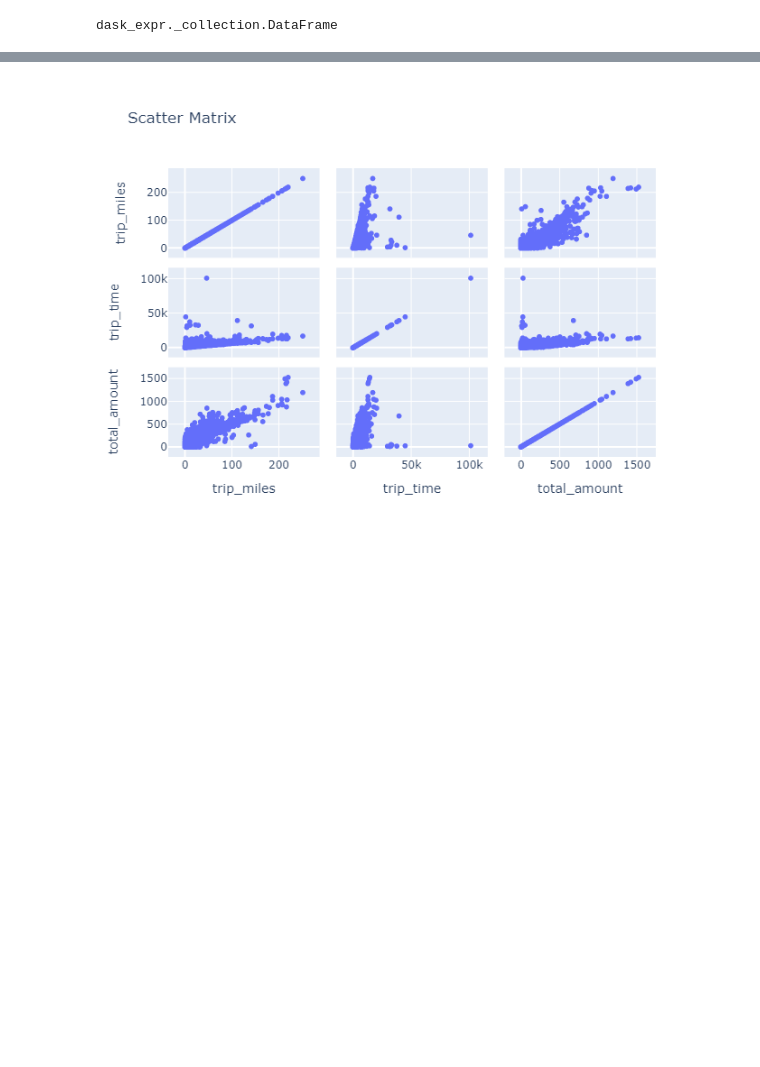
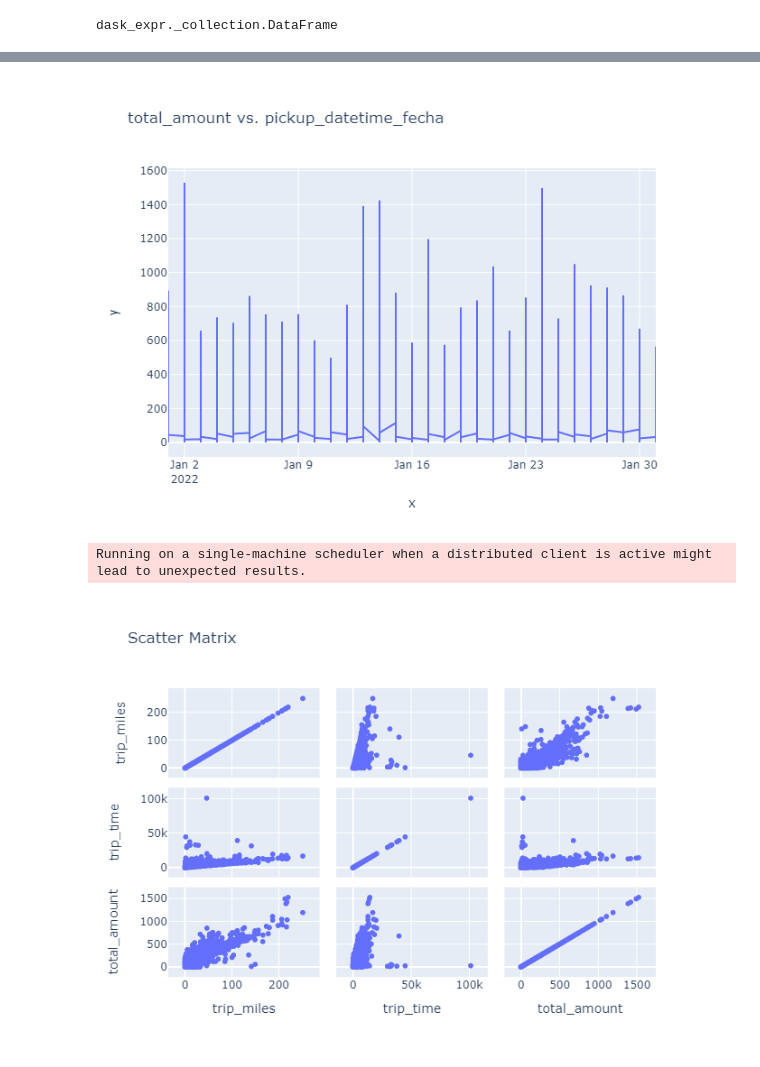
Before and after one commit to clblommberg/MVP_ML_TransporteNY, a Jupyter notebook: notebooks/02_EDA_ffvh.ipynb, the cells around one changed output, grey strips where cells are left out. Drawn from its saved outputs; the diff is of its cells as text; code cells hidden in the pictures; blank space fills up the shorter version.

```diff
--- a/notebooks/02_EDA_ffvh.ipynb
+++ b/notebooks/02_EDA_ffvh.ipynb
@@ -444,9 +345,61 @@ Running on a single-machine scheduler when a distributed client is active might
 # 5. Cerrar el clúster de Dask
 #client.close()
 #cluster.close()
+# %%
+@dask.delayed
+def create_temporal_plot(dataframe, fecha_column, y_column, filename_prefix, theme='plotly'):
+    image_path = f'../vis/{filename_prefix}_temporal.png'
+
+    # Verificar si la imagen ya existe
+    if os.path.exists(image_path):
+        print(f"La imagen temporal para {y_column} ya existe, no se generará nuevamente.")
+        return image_path
+
+    # Convertir la columna de fecha a un tipo de dato compatible
+    dataframe[fecha_column] = pd.to_datetime(dataframe[fecha_column])
+
+    # Crear figura de Plotly
+    fig = px.line(x=dataframe[fecha_column], y=dataframe[y_column],
+                  labels={fecha_column: 'Fecha', y_column: 'Valor'},
+                  title=f'{y_column} vs. {fecha_column}', template=theme)
+
+    fig.write_image(image_path)
+    return image_path
+
+def visualize_temporal_data(dataframe, fecha_column, y_column, filename_prefix, theme='plotly'):
+    """
+    Crea una visualización temporal para un DataFrame.
+
+    Parameters:
+    - dataframe (pd.DataFrame): El DataFrame que contiene los datos.
+    - fecha_column (str): El nombre de la columna que contiene las fechas.
+    - y_column (str): El nombre de la columna que contiene los datos a graficar en el eje y.
+    - filename_prefix (str): El prefijo para el nombre del archivo de imagen donde se guardará el gráfico temporal.
+    - theme (str, optional): El tema del gráfico. Puede ser 'plotly', 'ggplot2', 'seaborn', 'simple_white', entre otros.
+      Por defecto, es 'plotly'.
+
+    Returns:
+    None
+    """
+
+    task = create_temporal_plot(dataframe, fecha_column, y_column, filename_prefix, theme)
+    image_path = task.compute(scheduler='threads')
+    display(Image(filename=image_path))
+
+# Ejemplo de uso para crear un gráfico temporal
+visualize_temporal_data(ddf_muestra, 'pickup_datetime_fecha', 'total_amount', 'grafico_temporal')
+# %% [output]
+[figure, added]
 # %%
 @dask.delayed
 def create_visualization(dataframe, visualization_type, columns, filename_prefix, theme='plotly'):
+    image_path = f'../vis/{filename_prefix}_{visualization_type}.png'
+
+    # Verificar si la imagen ya existe
+    if os.path.exists(image_path):
+        print(f"La imagen para {visualization_type} con columnas {', '.join(columns)} ya existe, no se generará nuevamente.")
+        return image_path
+
     if visualization_type == 'boxplot':
         fig = px.box(dataframe, y=columns, labels={col: 'Valores' for col in columns},
                      title=f'Distribución de valores en las columnas {", ".join(columns)}',
@@ -457,7 +410,6 @@ def create_visualization(dataframe, visualization_type, columns, filename_prefix
     else:
         raise ValueError("Tipo de visualización no válido. Debe ser 'boxplot' o 'scatter_matrix'.")
 
-    image_path = f'../vis/{filename_prefix}_{visualization_type}.png'
     fig.write_image(image_path)
     return image_path
 
@@ -471,11 +423,12 @@ def visualize_data(dataframe, visualization_type, columns, filename_prefix, them
     - columns (list): Lista de nombres de columnas para visualizar.
     - filename_prefix (str): El prefijo para el nombre del archivo de imagen donde se guardarán los gráficos.
     - theme (str, optional): El tema del gráfico. Puede ser 'plotly', 'ggplot2', 'seaborn', 'simple_white', entre otros.
-                             Por defecto, es 'plotly'.
+      Por defecto, es 'plotly'.
 
     Returns:
     None
     """
+
     tasks = []
     for col_set in columns:
         task = create_visualization(dataframe, visualization_type, col_set, filename_prefix, theme)
@@ -489,4 +442,5 @@ def visualize_data(dataframe, visualization_type, columns, filename_prefix, them
 # Ejemplo de uso para crear un scatter matrix
 visualize_data(ddf_muestra, 'scatter_matrix', [['trip_miles', 'trip_time', 'total_amount']], 'scatter_matrix_visualization')
 # %% [output]
+Running on a single-machine scheduler when a distributed client is active might lead to unexpected results.
 [figure]
```
Also changed, not shown: parts of 69 cells of this notebook, 6 other files.
